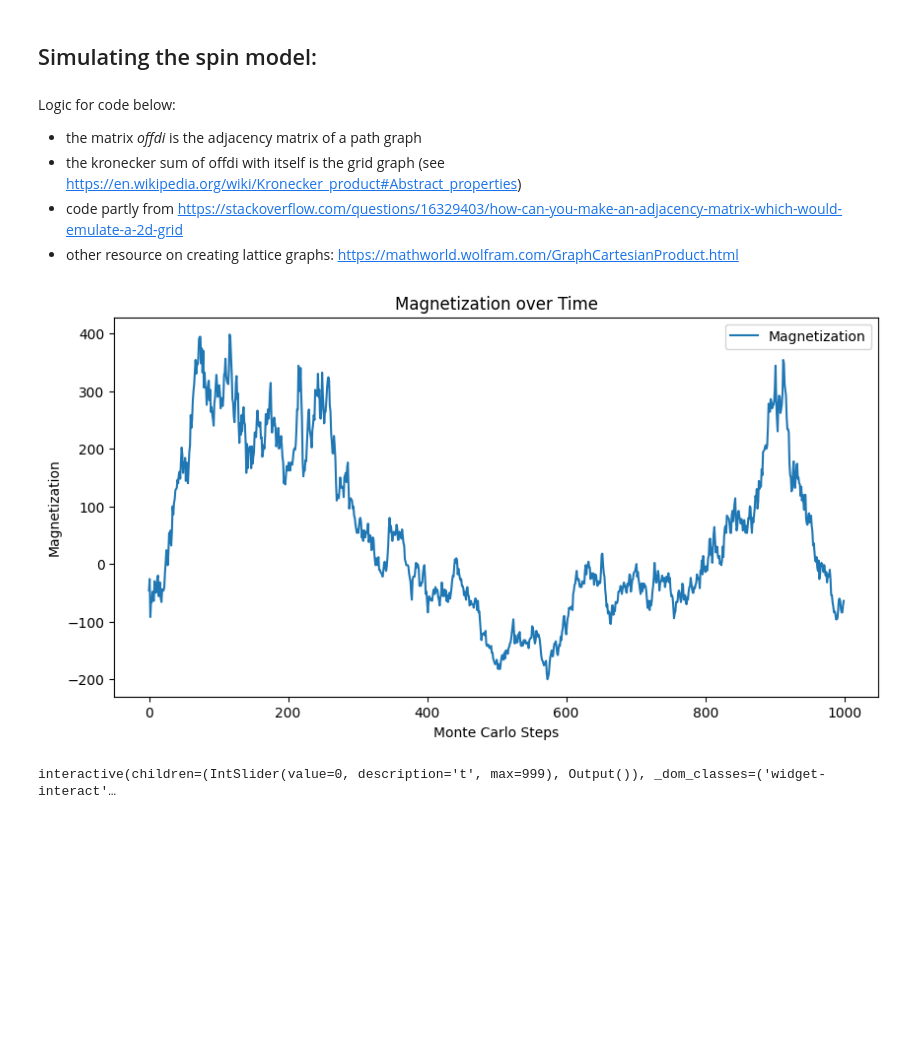
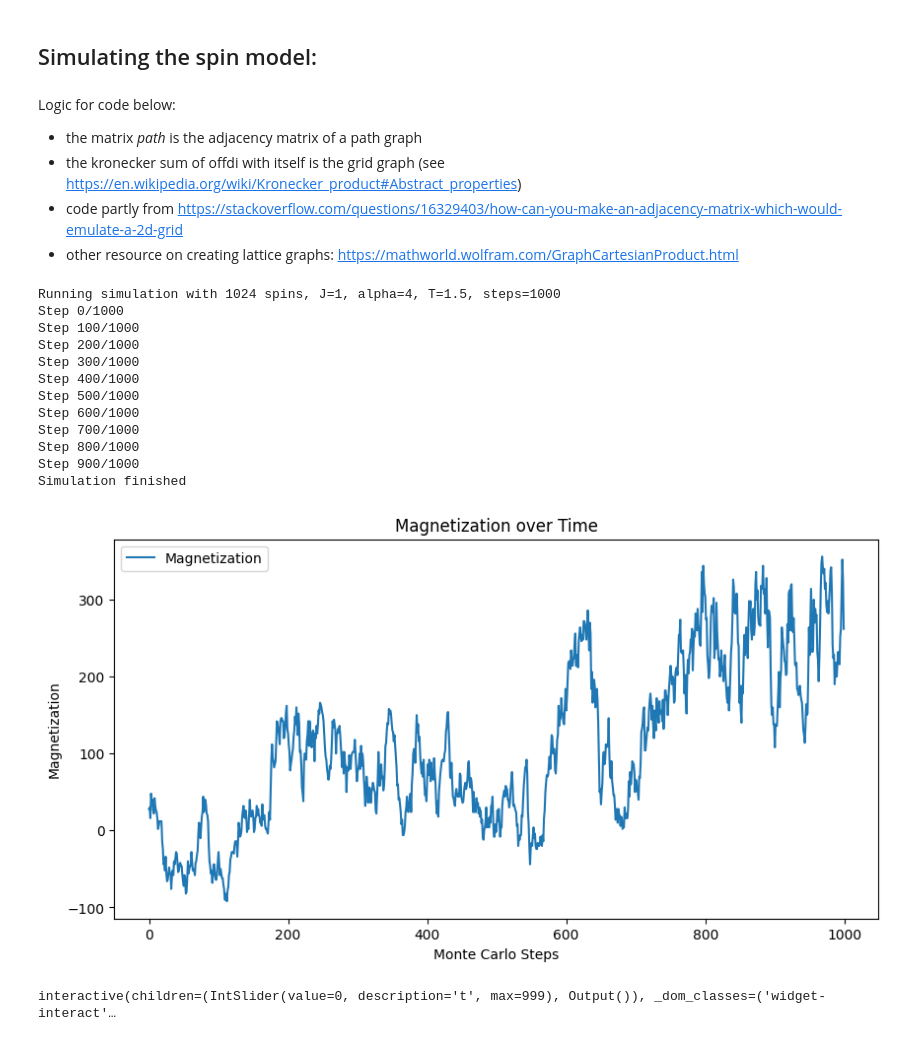
Before and after one commit to eghirardo/ising-markets, a Jupyter notebook: Code/Bornholdt.ipynb, the cells around one changed output. Drawn from its saved outputs; the diff is of its cells as text; code cells hidden in the pictures; blank space fills up the shorter version.

Commit message:
added verbosity to simulation, removed references folder:

```diff
--- a/Code/Bornholdt.ipynb
+++ b/Code/Bornholdt.ipynb
@@ -8,7 +8,7 @@ from ipywidgets import interact, IntSlider
 import scipy.linalg as la
 # %% [markdown]
 Logic for code below:
-- the matrix _offdi_ is the adjacency matrix of a path graph
+- the matrix _path_ is the adjacency matrix of a path graph
 - the kronecker sum of offdi with itself is the grid graph (see https://en.wikipedia.org/wiki/Kronecker_product#Abstract_properties)
 - code partly from https://stackoverflow.com/questions/16329403/how-can-you-make-an-adjacency-matrix-which-would-emulate-a-2d-grid
 - other resource on creating lattice graphs: https://mathworld.wolfram.com/GraphCartesianProduct.html
@@ -54,11 +54,14 @@ class SpinMarketModel:
     def run_simulation(self, verbose=False):
         """Run the Monte Carlo simulation"""
         spin_series = []
+        if verbose:
+            print("Running simulation with {} spins, J={}, alpha={}, T={}, steps={}".format(self.size, self.J, self.alpha, self.T, self.steps))
         for step in range(self.steps):
             if verbose and step % int(self.steps/10) == 0:
                 print(f"Step {step}/{self.steps}")
             self.metropolis_step()
             spin_series.append(np.copy(self.spins))
+        print('Simulation finished')
         return spin_series
 
     def plot_magnetization(self, spin_series):
@@ -103,14 +106,24 @@ class LatticeSpinMarketModel(SpinMarketModel):
             plt.title(f'Lattice at time t={t}')
             plt.colorbar(label='Value')
             plt.show()
-
-
-
-# Running the simulation
-model = LatticeSpinMarketModel(side=32, dim=2, J=1, alpha=4, T=1.5, steps=1000, local_field_func=local_field)
-spin_series = model.run_simulation()
-model.plot_magnetization(spin_series)
-model.plot_lattice(spin_series=spin_series, interactive=True)
-# %% [output]
-[figure, removed]
-interactive(children=(IntSlider(value=0, description='t', max=999), Output()), _dom_classes=('widget-interact'…
+# %%
+# Running the simulation
+model = LatticeSpinMarketModel(side=32, dim=2, J=1, alpha=4, T=1.5, steps=1000, local_field_func=local_field)
+spin_series = model.run_simulation(verbose=True)
+model.plot_magnetization(spin_series)
+model.plot_lattice(spin_series=spin_series, interactive=True)
+# %% [output]
+Running simulation with 1024 spins, J=1, alpha=4, T=1.5, steps=1000
+Step 0/1000
+Step 100/1000
+Step 200/1000
+Step 300/1000
+Step 400/1000
+Step 500/1000
+Step 600/1000
+Step 700/1000
+Step 800/1000
+Step 900/1000
+Simulation finished
+[figure, added]
+interactive(children=(IntSlider(value=0, description='t', max=999), Output()), _dom_classes=('widget-interact'…
```
Also changed, not shown: 2 other files.
